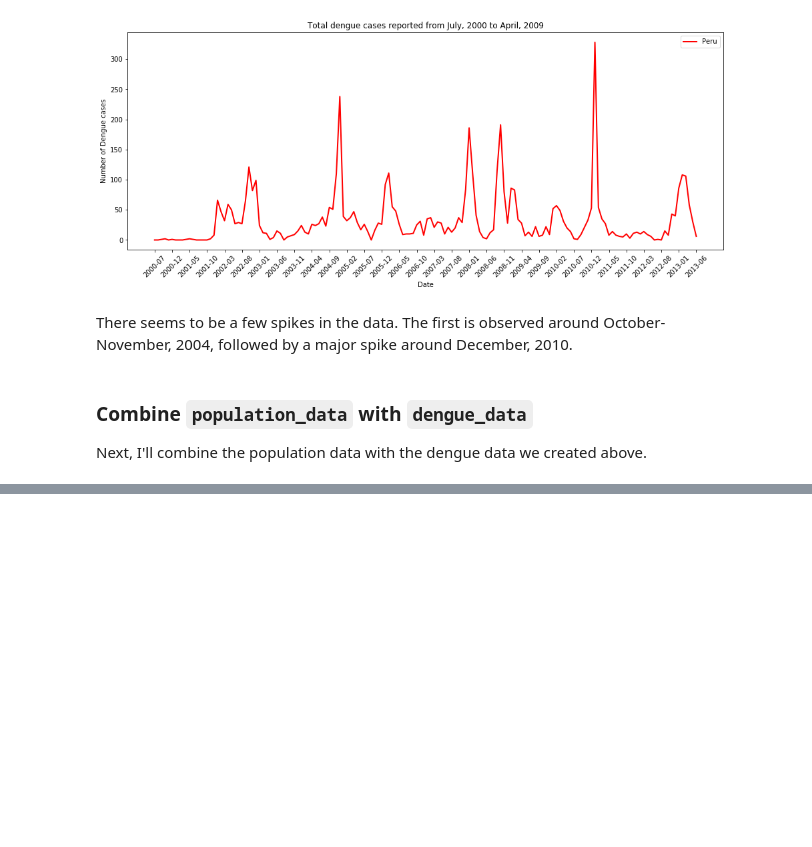
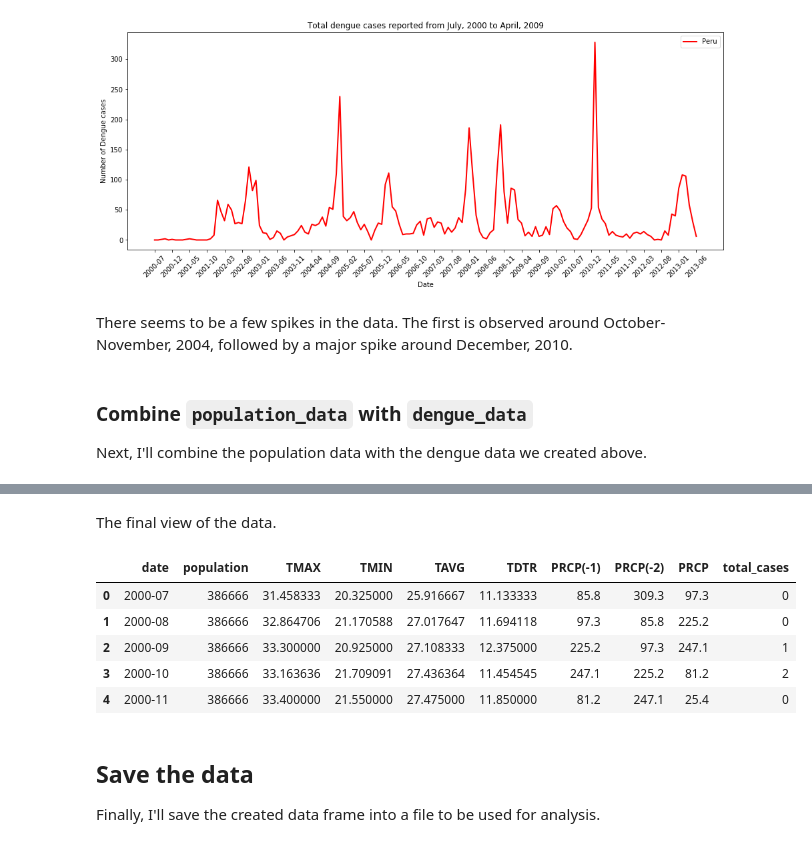
Before and after one commit to ITWSXInformatics/DengueSpreadInformationSystemDSIS, a Jupyter notebook: Data processing.ipynb, the cells around one changed output, grey strips where cells are left out. Cells and saved outputs as stored; diff of their text form; code cells hidden in the pictures; blank space fills up the shorter version.

Commit message:
Add code to create the final dataframe

```diff
--- a/Data processing.ipynb
+++ b/Data processing.ipynb
@@ -68,0 +89,6 @@ peru_population = peru_population.rename({"Year": 'year', "Estimated_population"
+# %%
+environment_refined['MM'] = environment_refined.MM.map("{:02}".format)
+environment_refined = environment_refined.rename({"YYYY": 'year', "MM": "month"}, axis = 1)
+environment_refined['month'] = environment_refined['month'].astype(str)
+environment_refined['year'] = environment_refined['year'].astype(str)
+environment_refined['date'] = environment_refined['year'].str.cat(environment_refined['month'], sep = '-')
@@ -68,0 +97,5 @@ peru_population = peru_population.rename({"Year": 'year', "Estimated_population"
+# %%
+prcp_1 = np.insert(np.array(environment_refined['PRCP'][:-1]), 0, 0)
+prcp_2 = np.insert(prcp_1[:-1], 0, 0)
+environment_refined['PRCP(-1)'] = prcp_1
+environment_refined['PRCP(-2)'] = prcp_2
@@ -69,2 +104,2 @@ peru_population = peru_population.rename({"Year": 'year', "Estimated_population"
 # %%
-dengue_peru_refined = dengue_peru_refined.merge(peru_population, on = 'year', how='left')
+final_df = final_df.merge(environment_refined, on = 'date', how='left')
@@ -70,0 +114,19 @@ dengue_peru_refined = dengue_peru_refined.merge(peru_population, on = 'year', ho
+# %%
+final_df = final_df.drop(['year_x', 'month_x', 'year_y', 'month_y'], axis = 1)
+final_df = final_df[['date', 'population', 'TMAX', 'TMIN', 'TAVG', 'TDTR', 'PRCP(-1)',
+                     'PRCP(-2)', 'PRCP', 'total_cases']]
+# %% [markdown]
+The final view of the data.
+# %%
+final_df.head()
+# %% [output]
+|  | date | population | TMAX | TMIN | TAVG | TDTR | PRCP(-1) | PRCP(-2) | PRCP | total_cases |
+| 0 | 2000-07 | 386666 | 31.458333 | 20.325000 | 25.916667 | 11.133333 | 85.8 | 309.3 | 97.3 | 0 |
+| 1 | 2000-08 | 386666 | 32.864706 | 21.170588 | 27.017647 | 11.694118 | 97.3 | 85.8 | 225.2 | 0 |
+| 2 | 2000-09 | 386666 | 33.300000 | 20.925000 | 27.108333 | 12.375000 | 225.2 | 97.3 | 247.1 | 1 |
+| 3 | 2000-10 | 386666 | 33.163636 | 21.709091 | 27.436364 | 11.454545 | 247.1 | 225.2 | 81.2 | 2 |
+| 4 | 2000-11 | 386666 | 33.400000 | 21.550000 | 27.475000 | 11.850000 | 81.2 | 247.1 | 25.4 | 0 |
+# %% [markdown]
+## Save the data
+
+Finally, I'll save the created data frame into a file to be used for analysis.
```
Also changed, not shown: parts of 12 cells of this notebook.
